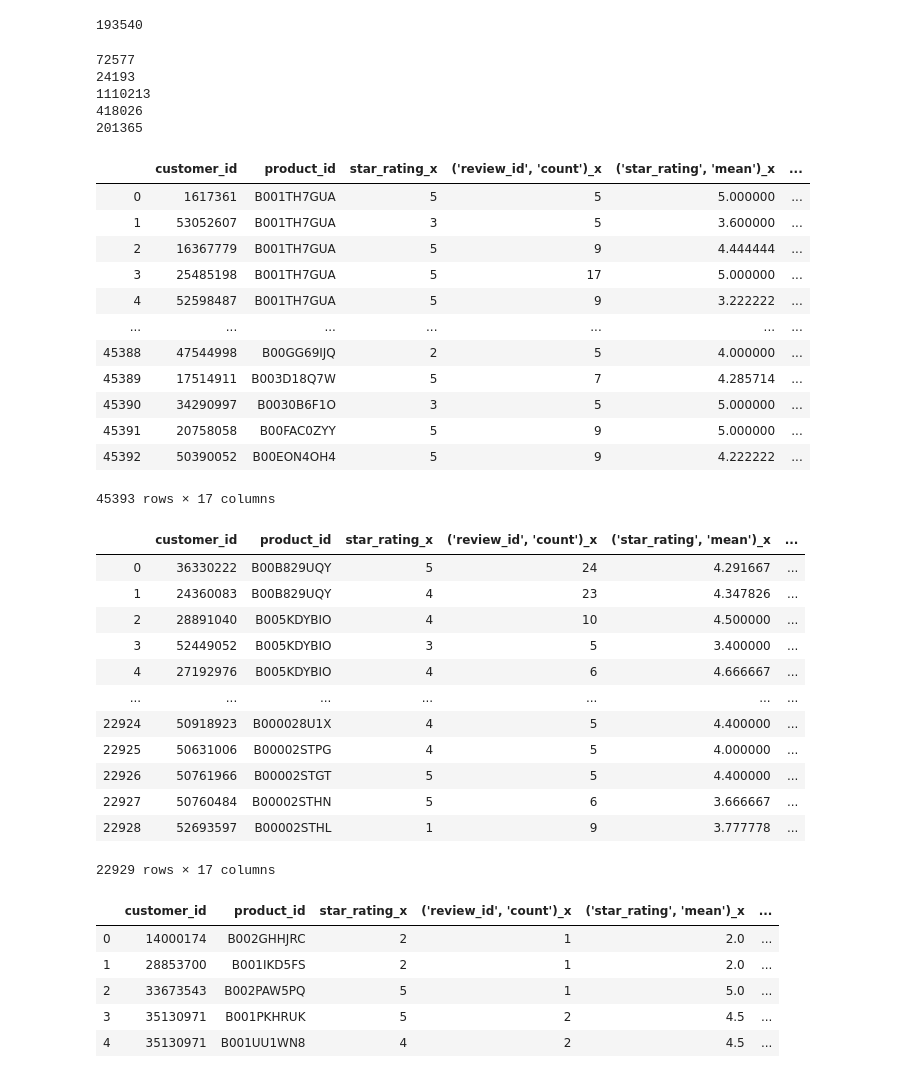
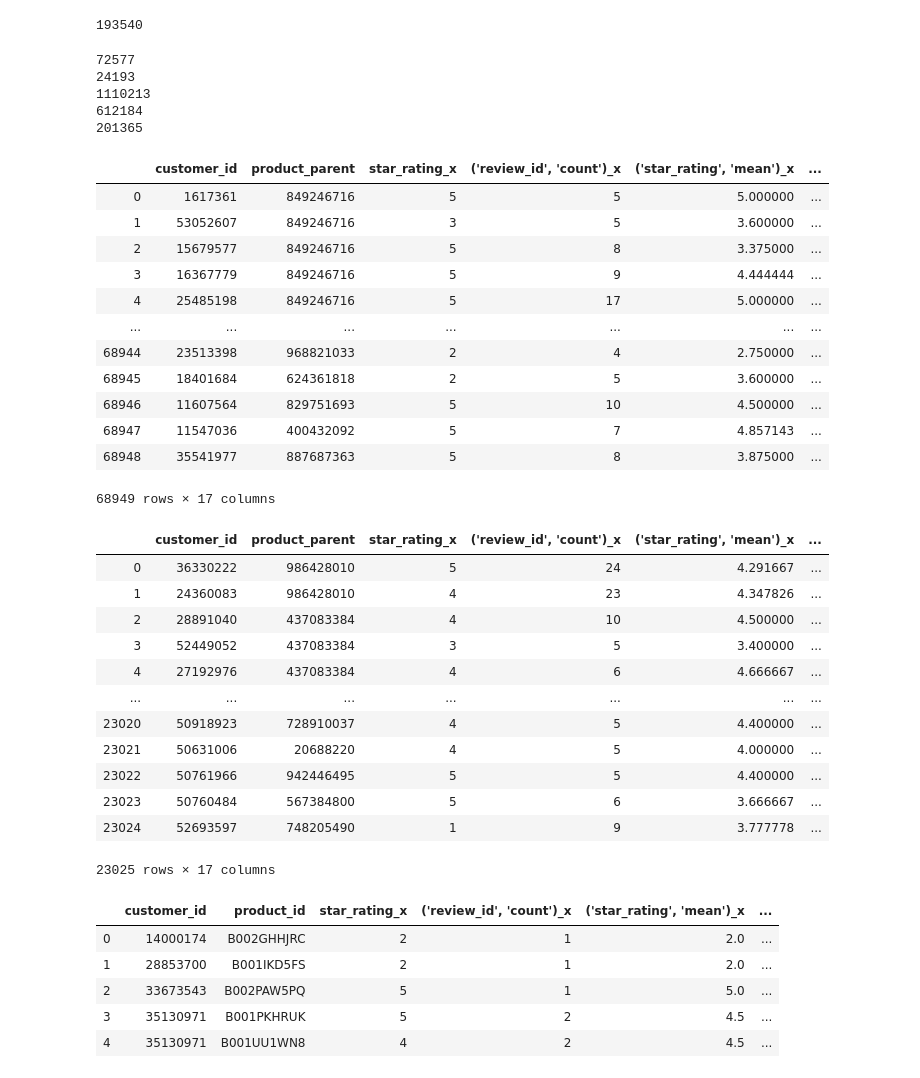
Before and after one commit to atschida/review-prediction, a Jupyter notebook: Data Manipulation.ipynb, the cells around one changed output. Cells and saved outputs as stored; diff of their text form; code cells hidden in the pictures.

```diff
--- a/Data Manipulation.ipynb
+++ b/Data Manipulation.ipynb
@@ -110,7 +110,7 @@ test_raw_max = max_review[7 * len(max_review) // 8 : ]
 indices_cluster = filtered_reviews['customer_id'].isin(cluster_raw_max['customer_id'])
 indices_train = filtered_reviews['customer_id'].isin(train_raw_max['customer_id'])
 cluster_raw = pd.concat([filtered_reviews[indices_cluster], cluster_raw_max])
-train_raw = filtered_reviews[indices]
+train_raw = filtered_reviews[indices_train]
 test_raw = filtered_reviews[~indices_cluster & ~indices_train]
 
 print(len(train_raw_max))
@@ -122,7 +122,7 @@ print(len(test_raw))
 72577
 24193
 1110213
-418026
+612184
 201365
 # %%
 cluster_raw_max.to_csv('cluster_raw_max.csv')
@@ -141,48 +141,48 @@ def create_agg(df, col):
             'helpful_votes': ['mean', 'std']}
     return df.groupby(df[col]).agg(criteria).fillna(0)
 # %%
-product_df = create_agg(filtered_reviews, 'product_id')
+product_df = create_agg(filtered_reviews, 'product_parent')
 cluster_df = create_agg(cluster_raw, 'customer_id')
 train_cust_df = create_agg(train_raw, 'customer_id')
 test_cust_df = create_agg(test_raw, 'customer_id')
-train_lookup = train_raw_max[['customer_id', 'product_id', 'star_rating']]
-test_lookup = test_raw_max[['customer_id', 'product_id', 'star_rating']]
+train_lookup = train_raw_max[['customer_id', 'product_parent', 'star_rating']]
+test_lookup = test_raw_max[['customer_id', 'product_parent', 'star_rating']]
 # %%
 train_df = pd.merge(train_lookup, train_cust_df, how='inner', on='customer_id')
-train_df = pd.merge(train_df, product_df, how='inner', on='product_id')
+train_df = pd.merge(train_df, product_df, how='inner', on='product_parent')
 train_df
 # %% [output]
-|  | customer_id | product_id | star_rating_x | ('review_id', 'count')_x | ('star_rating', 'mean')_x | ... |
-| 0 | 1617361 | B001TH7GUA | 5 | 5 | 5.000000 | ... |
-| 1 | 53052607 | B001TH7GUA | 3 | 5 | 3.600000 | ... |
-| 2 | 16367779 | B001TH7GUA | 5 | 9 | 4.444444 | ... |
-| 3 | 25485198 | B001TH7GUA | 5 | 17 | 5.000000 | ... |
-| 4 | 52598487 | B001TH7GUA | 5 | 9 | 3.222222 | ... |
+|  | customer_id | product_parent | star_rating_x | ('review_id', 'count')_x | ('star_rating', 'mean')_x | ... |
+| 0 | 1617361 | 849246716 | 5 | 5 | 5.000000 | ... |
+| 1 | 53052607 | 849246716 | 3 | 5 | 3.600000 | ... |
+| 2 | 15679577 | 849246716 | 5 | 8 | 3.375000 | ... |
+| 3 | 16367779 | 849246716 | 5 | 9 | 4.444444 | ... |
+| 4 | 25485198 | 849246716 | 5 | 17 | 5.000000 | ... |
 | ... | ... | ... | ... | ... | ... | ... |
-| 45388 | 47544998 | B00GG69IJQ | 2 | 5 | 4.000000 | ... |
-| 45389 | 17514911 | B003D18Q7W | 5 | 7 | 4.285714 | ... |
-| 45390 | 34290997 | B0030B6F1O | 3 | 5 | 5.000000 | ... |
-| 45391 | 20758058 | B00FAC0ZYY | 5 | 9 | 5.000000 | ... |
-| 45392 | 50390052 | B00EON4OH4 | 5 | 9 | 4.222222 | ... |
+| 68944 | 23513398 | 968821033 | 2 | 4 | 2.750000 | ... |
+| 68945 | 18401684 | 624361818 | 2 | 5 | 3.600000 | ... |
+| 68946 | 11607564 | 829751693 | 5 | 10 | 4.500000 | ... |
+| 68947 | 11547036 | 400432092 | 5 | 7 | 4.857143 | ... |
+| 68948 | 35541977 | 887687363 | 5 | 8 | 3.875000 | ... |
-45393 rows × 17 columns
+68949 rows × 17 columns
 # %%
 test_df = pd.merge(test_lookup, test_cust_df, how='inner', on='customer_id')
-test_df = pd.merge(test_df, product_df, how='inner', on='product_id')
+test_df = pd.merge(test_df, product_df, how='inner', on='product_parent')
 test_df
 # %% [output]
-|  | customer_id | product_id | star_rating_x | ('review_id', 'count')_x | ('star_rating', 'mean')_x | ... |
-| 0 | 36330222 | B00B829UQY | 5 | 24 | 4.291667 | ... |
-| 1 | 24360083 | B00B829UQY | 4 | 23 | 4.347826 | ... |
-| 2 | 28891040 | B005KDYBIO | 4 | 10 | 4.500000 | ... |
-| 3 | 52449052 | B005KDYBIO | 3 | 5 | 3.400000 | ... |
-| 4 | 27192976 | B005KDYBIO | 4 | 6 | 4.666667 | ... |
+|  | customer_id | product_parent | star_rating_x | ('review_id', 'count')_x | ('star_rating', 'mean')_x | ... |
+| 0 | 36330222 | 986428010 | 5 | 24 | 4.291667 | ... |
+| 1 | 24360083 | 986428010 | 4 | 23 | 4.347826 | ... |
+| 2 | 28891040 | 437083384 | 4 | 10 | 4.500000 | ... |
+| 3 | 52449052 | 437083384 | 3 | 5 | 3.400000 | ... |
+| 4 | 27192976 | 437083384 | 4 | 6 | 4.666667 | ... |
 | ... | ... | ... | ... | ... | ... | ... |
-| 22924 | 50918923 | B000028U1X | 4 | 5 | 4.400000 | ... |
-| 22925 | 50631006 | B00002STPG | 4 | 5 | 4.000000 | ... |
-| 22926 | 50761966 | B00002STGT | 5 | 5 | 4.400000 | ... |
-| 22927 | 50760484 | B00002STHN | 5 | 6 | 3.666667 | ... |
-| 22928 | 52693597 | B00002STHL | 1 | 9 | 3.777778 | ... |
+| 23020 | 50918923 | 728910037 | 4 | 5 | 4.400000 | ... |
+| 23021 | 50631006 | 20688220 | 4 | 5 | 4.000000 | ... |
+| 23022 | 50761966 | 942446495 | 5 | 5 | 4.400000 | ... |
+| 23023 | 50760484 | 567384800 | 5 | 6 | 3.666667 | ... |
+| 23024 | 52693597 | 748205490 | 1 | 9 | 3.777778 | ... |
-22929 rows × 17 columns
+23025 rows × 17 columns
 # %%
 train_df.to_csv('train_df.csv')
 test_df.to_csv('test_df.csv')
```
Also changed, not shown: 23 other files.
